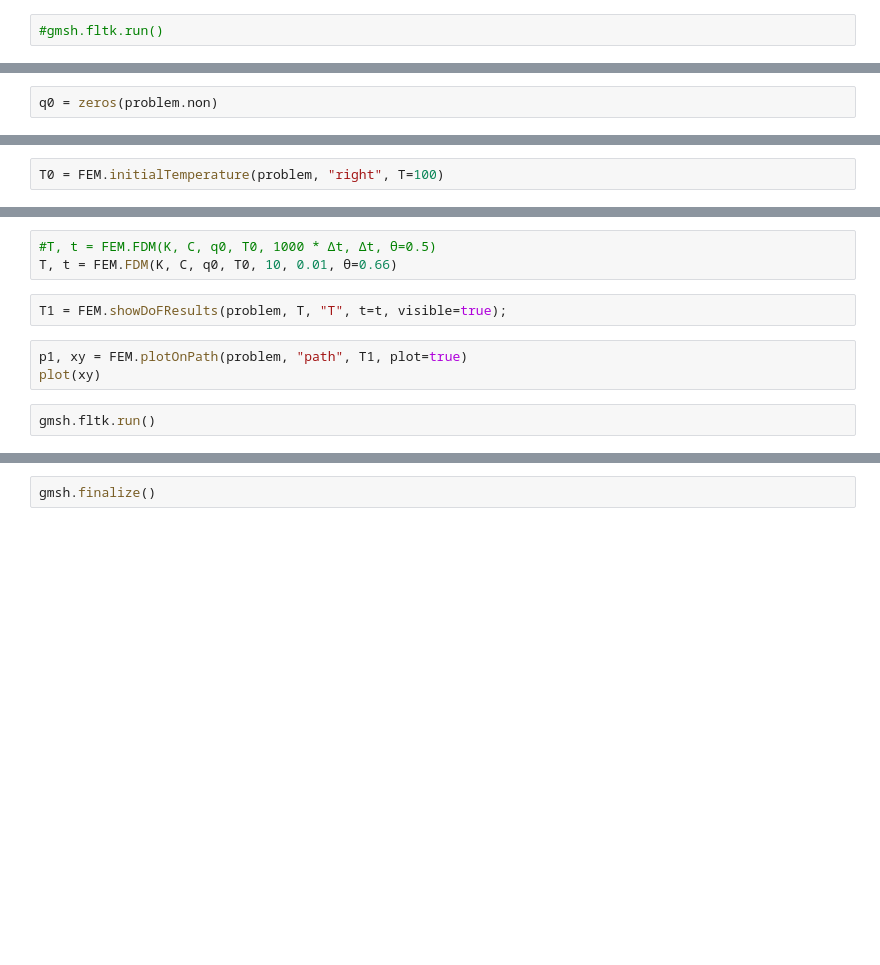
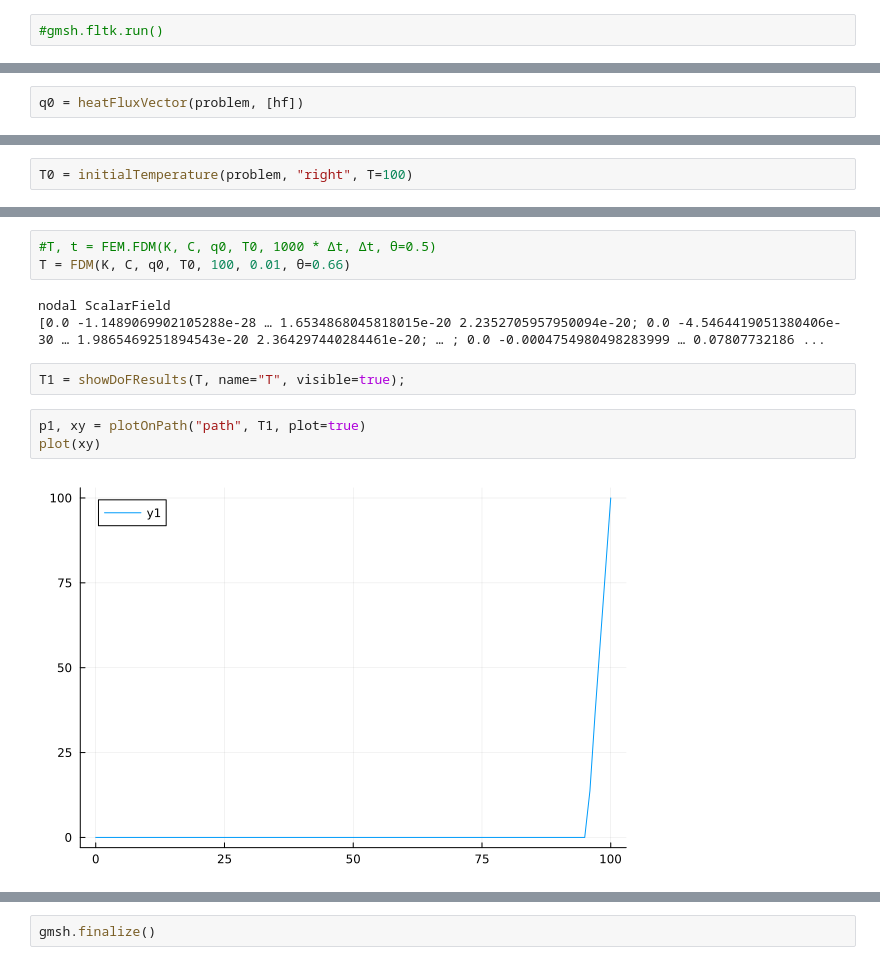
Before and after one commit to perebalazs/LowLevelFEM.jl, a Jupyter notebook: examples/HeatConduction/transient3D.ipynb, the cells around one changed output, grey strips where cells are left out. Saved outputs shown, nothing was run; the diff lists cells and outputs as text; blank space fills up the shorter version.

```diff
--- a/examples/HeatConduction/transient3D.ipynb
+++ b/examples/HeatConduction/transient3D.ipynb
@@ -23,2 +48,2 @@ hf = FEM.heatFlux("left", qn=0)
 # %%
-q0 = zeros(problem.non)
+q0 = heatFluxVector(problem, [hf])
@@ -27,2 +53,2 @@ FEM.applyBoundaryConditions!(problem, K, C, q0, [left, right])
 # %%
-T0 = FEM.initialTemperature(problem, "right", T=100)
+T0 = initialTemperature(problem, "right", T=100)
@@ -38,10 +73,13 @@ display("Δt=$Δt")
 # %%
 #T, t = FEM.FDM(K, C, q0, T0, 1000 * Δt, Δt, ϑ=0.5)
-T, t = FEM.FDM(K, C, q0, T0, 10, 0.01, ϑ=0.66)
+T = FDM(K, C, q0, T0, 100, 0.01, ϑ=0.66)
+# %% [output]
+nodal ScalarField
+[0.0 -1.1489069902105288e-28 … 1.6534868045818015e-20 2.2352705957950094e-20; 0.0 -4.5464419051380406e-30 … 1.9865469251894543e-20 2.364297440284461e-20; … ; 0.0 -0.0004754980498283999 … 0.07807732186 ...
 # %%
-T1 = FEM.showDoFResults(problem, T, "T", t=t, visible=true);
+T1 = showDoFResults(T, name="T", visible=true);
 # %%
-p1, xy = FEM.plotOnPath(problem, "path", T1, plot=true)
+p1, xy = plotOnPath("path", T1, plot=true)
 plot(xy)
+# %% [output]
+[figure, added]
-# %%
-gmsh.fltk.run()
```
Also changed, not shown: parts of 13 cells of this notebook, 7 other files.
